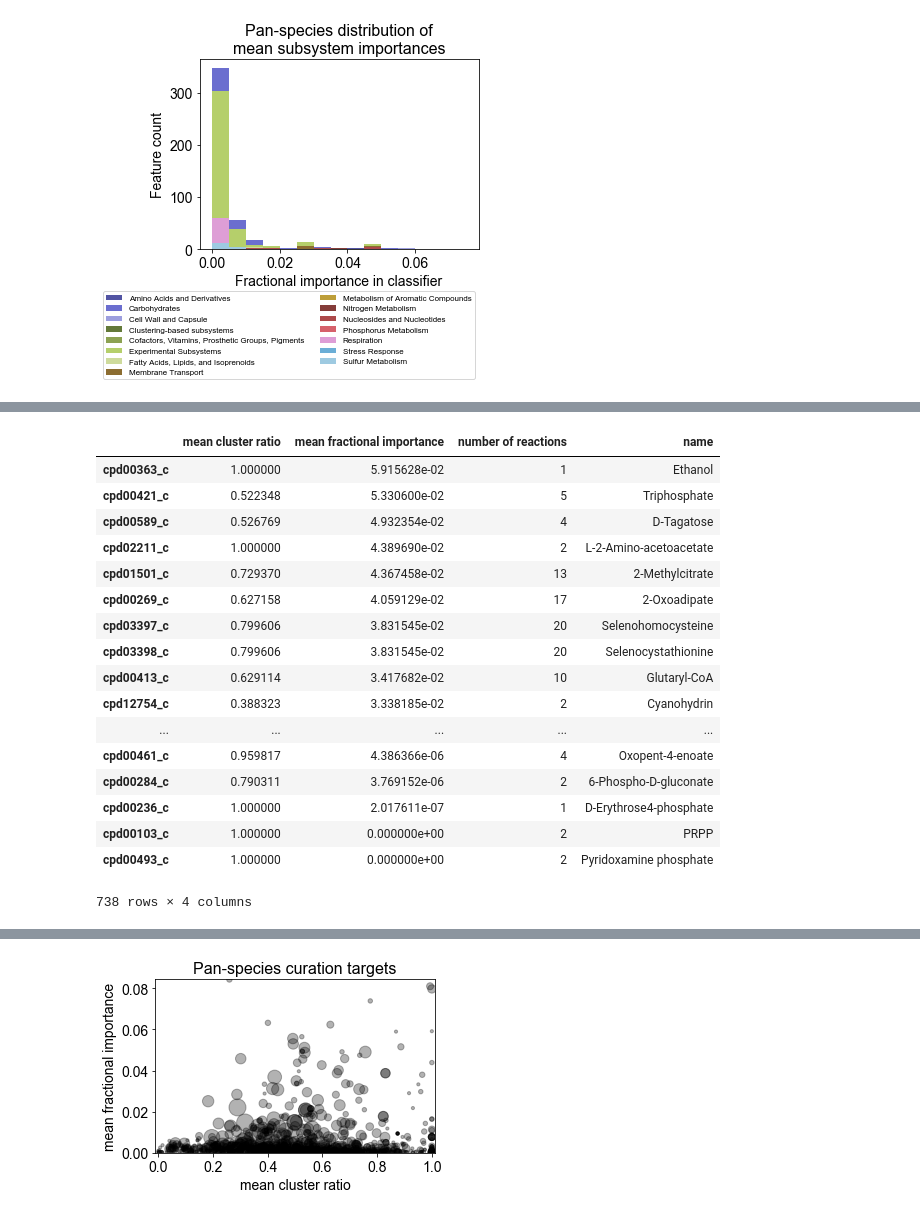
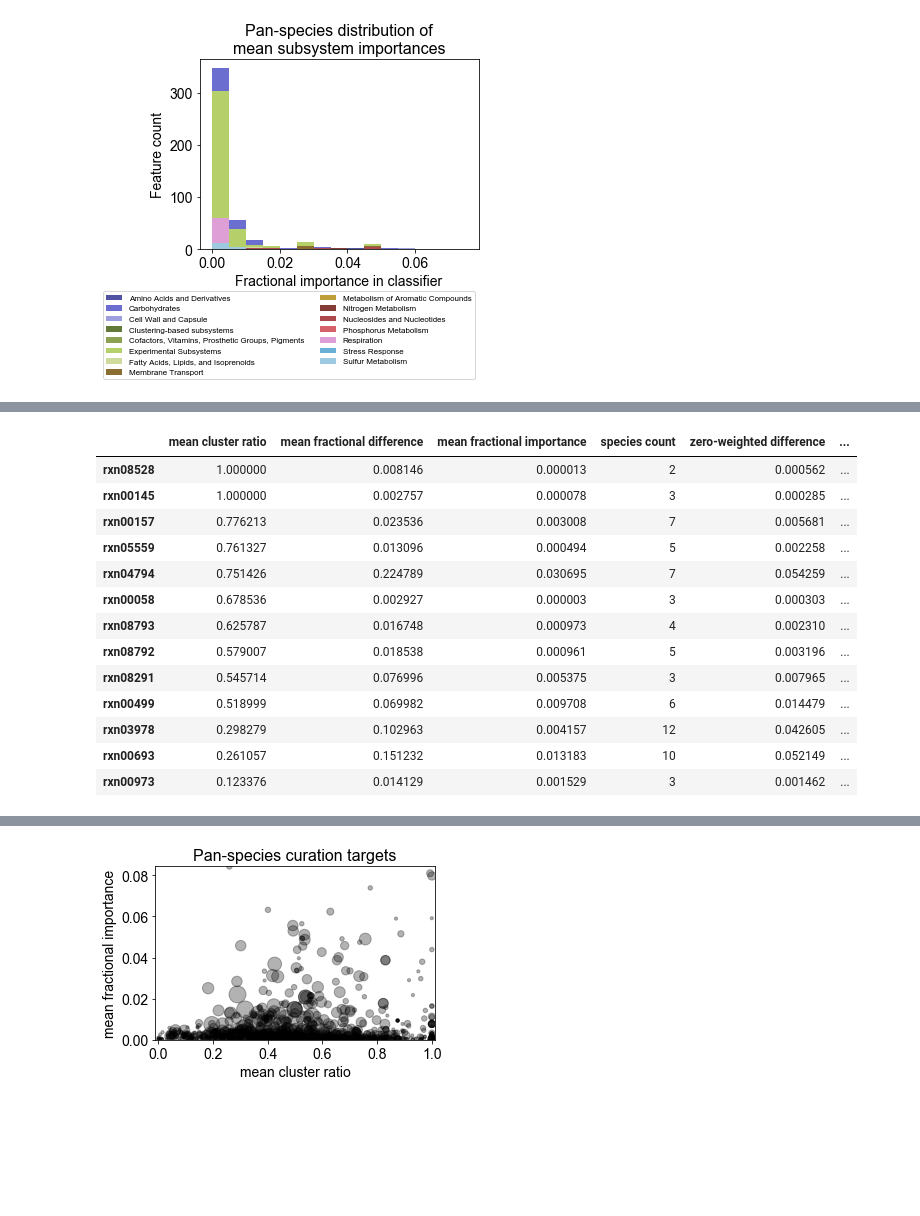
Before and after one commit to gregmedlock/ssl_ensembles, a Jupyter notebook: bin/curation_targets.ipynb, the cells around one changed output, grey strips where cells are left out. Saved outputs shown, nothing was run; the diff lists cells and outputs as text; code cells hidden in the pictures; blank space fills up the shorter version.

```diff
--- a/bin/curation_targets.ipynb
+++ b/bin/curation_targets.ipynb
@@ -688,6 +692,41 @@ cluster_ratio_posthoc
 | Cofactors, Vitamins, Prosthetic G... | 0.003673 | 0.002407 | 1.0 | 4.050828e-05 | 0.370661 | ... |
 | Cell Wall and Capsule | 0.000204 | 0.000170 | 1.0 | 5.969962e-06 | 0.024455 | ... |
 | Sulfur Metabolism | 0.006938 | 0.011310 | 1.0 | 1.441193e-03 | 0.145354 | ... |
+# %%
+# What's up with respiration? low fractional importance but high cluster ratio.
+# Get all the respiration reactions
+respiration_rxns = []
+for reaction in sorted_df.index:
+    if reaction in subsystems.index:
+        info = pd.DataFrame(subsystems.loc[reaction]) # necessary for uniform processing
+        # of both single entries and multiple entries, e.g. a reaction can have multiple assignments
+        if len(info.columns) == 1:
+            info = info.T
+        # for each of the subsystems, add the fractional importance and cluster ratio means
+        #for entry in info.index:
+
+        for index, row in info.iterrows():
+            if 'Respiration' in row['Class']:
+                respiration_rxns.append(row['Reaction'])
+respiration_rxns = list(set(respiration_rxns))
+# %%
+# Look at the idenitity of the Respiration reactions w/ top cluster ratios
+sorted_df.loc[respiration_rxns].sort_values('mean cluster ratio', ascending = False)
+# %% [output]
+|  | mean cluster ratio | mean fractional difference | mean fractional importance | species count | zero-weighted difference | ... |
+| rxn08528 | 1.000000 | 0.008146 | 0.000013 | 2 | 0.000562 | ... |
+| rxn00145 | 1.000000 | 0.002757 | 0.000078 | 3 | 0.000285 | ... |
+| rxn00157 | 0.776213 | 0.023536 | 0.003008 | 7 | 0.005681 | ... |
+| rxn05559 | 0.761327 | 0.013096 | 0.000494 | 5 | 0.002258 | ... |
+| rxn04794 | 0.751426 | 0.224789 | 0.030695 | 7 | 0.054259 | ... |
+| rxn00058 | 0.678536 | 0.002927 | 0.000003 | 3 | 0.000303 | ... |
+| rxn08793 | 0.625787 | 0.016748 | 0.000973 | 4 | 0.002310 | ... |
+| rxn08792 | 0.579007 | 0.018538 | 0.000961 | 5 | 0.003196 | ... |
+| rxn08291 | 0.545714 | 0.076996 | 0.005375 | 3 | 0.007965 | ... |
+| rxn00499 | 0.518999 | 0.069982 | 0.009708 | 6 | 0.014479 | ... |
+| rxn03978 | 0.298279 | 0.102963 | 0.004157 | 12 | 0.042605 | ... |
+| rxn00693 | 0.261057 | 0.151232 | 0.013183 | 10 | 0.052149 | ... |
+| rxn00973 | 0.123376 | 0.014129 | 0.001529 | 3 | 0.001462 | ... |
 # %%
 # generate tables with summary means for each subsystem level
 def generate_subsystem_summary(subsystem_dict):
@@ -719,24 +758,3 @@ for metabolite in sorted_met_df.index:
 sorted_met_df['name'] = met_strings
 
 sorted_met_df.to_csv('../results/classification_results/panspecies_metabolite_means.csv', sep=',')
-# %%
-sorted_met_df
-# %% [output]
-|  | mean cluster ratio | mean fractional importance | number of reactions | name |
-| cpd00363_c | 1.000000 | 5.915628e-02 | 1 | Ethanol |
-| cpd00421_c | 0.522348 | 5.330600e-02 | 5 | Triphosphate |
-| cpd00589_c | 0.526769 | 4.932354e-02 | 4 | D-Tagatose |
-| cpd02211_c | 1.000000 | 4.389690e-02 | 2 | L-2-Amino-acetoacetate |
-| cpd01501_c | 0.729370 | 4.367458e-02 | 13 | 2-Methylcitrate |
-| cpd00269_c | 0.627158 | 4.059129e-02 | 17 | 2-Oxoadipate |
-| cpd03397_c | 0.799606 | 3.831545e-02 | 20 | Selenohomocysteine |
-| cpd03398_c | 0.799606 | 3.831545e-02 | 20 | Selenocystathionine |
-| cpd00413_c | 0.629114 | 3.417682e-02 | 10 | Glutaryl-CoA |
-| cpd12754_c | 0.388323 | 3.338185e-02 | 2 | Cyanohydrin |
-| ... | ... | ... | ... | ... |
-| cpd00461_c | 0.959817 | 4.386366e-06 | 4 | Oxopent-4-enoate |
-| cpd00284_c | 0.790311 | 3.769152e-06 | 2 | 6-Phospho-D-gluconate |
-| cpd00236_c | 1.000000 | 2.017611e-07 | 1 | D-Erythrose4-phosphate |
-| cpd00103_c | 1.000000 | 0.000000e+00 | 2 | PRPP |
-| cpd00493_c | 1.000000 | 0.000000e+00 | 2 | Pyridoxamine phosphate |
-738 rows × 4 columns
```
Also changed, not shown: parts of 7 cells of this notebook, 51 other files.
